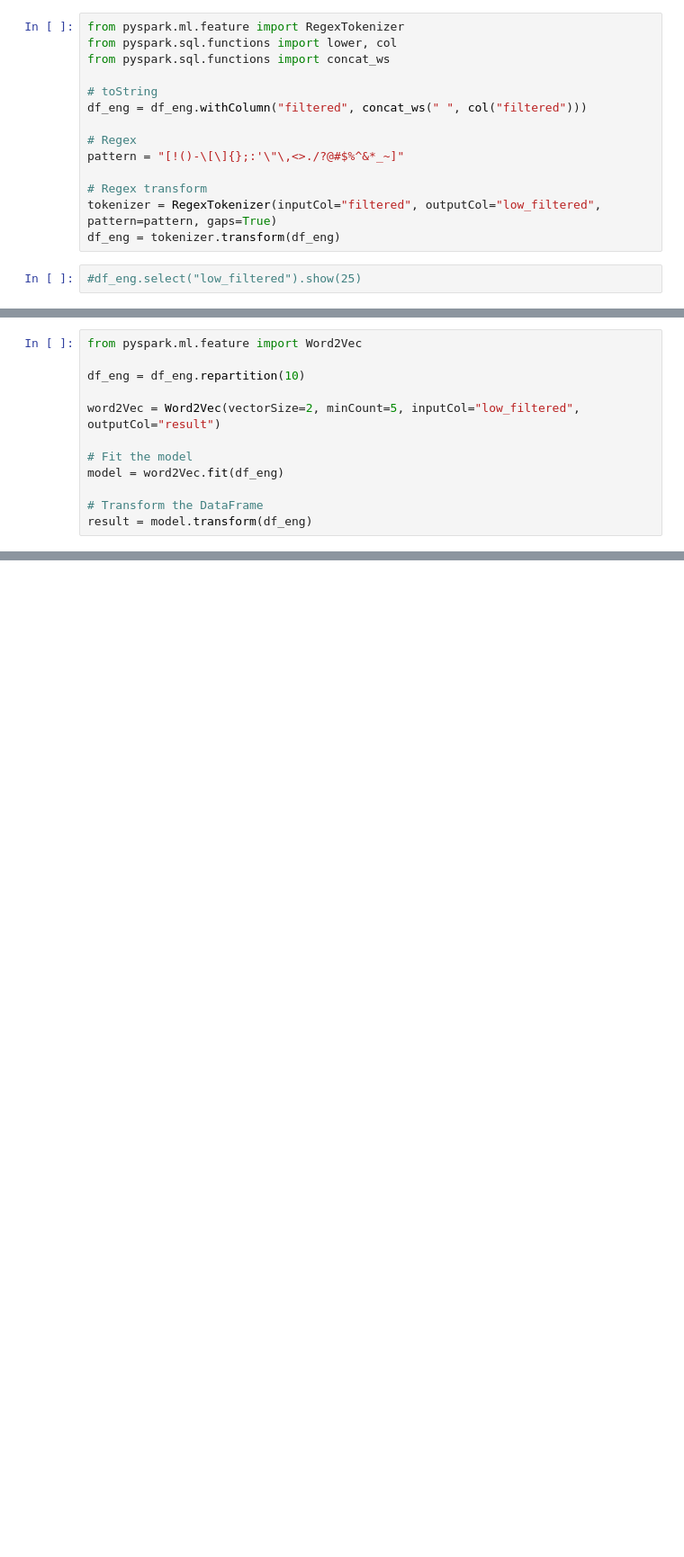
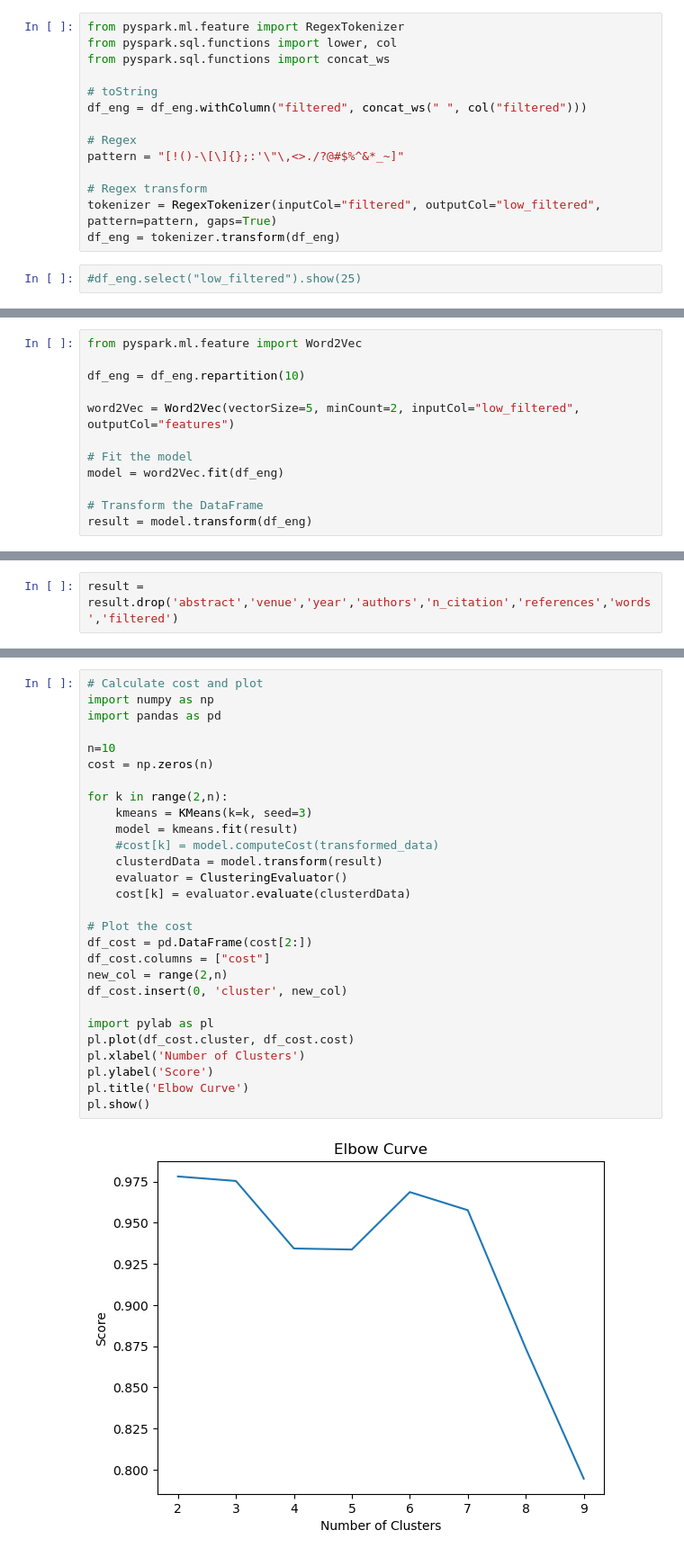
Before and after one commit to MVTU/Big_Data_Managment_24, a Jupyter notebook: mnt/project_3/Project3.ipynb, the cells around one changed output, grey strips where cells are left out. Shown: that part at 90% size. Cells and saved outputs as stored; diff of their text form; blank space fills up the shorter version.

```diff
--- a/mnt/project_3/Project3.ipynb
+++ b/mnt/project_3/Project3.ipynb
@@ -138,7 +142,7 @@ from pyspark.ml.feature import Word2Vec
 
 df_eng = df_eng.repartition(10)
 
-word2Vec = Word2Vec(vectorSize=2, minCount=5, inputCol="low_filtered", outputCol="result")
+word2Vec = Word2Vec(vectorSize=5, minCount=2, inputCol="low_filtered", outputCol="features")
 
 # Fit the model
 model = word2Vec.fit(df_eng)
@@ -158,0 +157,2 @@ singly: 0.9999998807907104
+# %%
+result = result.drop('abstract','venue','year','authors','n_citation','references','words','filtered')
@@ -160,0 +163,30 @@ Elbow method
+# %%
+# Calculate cost and plot
+import numpy as np
+import pandas as pd
+
+n=10
+cost = np.zeros(n)
+
+for k in range(2,n):
+    kmeans = KMeans(k=k, seed=3)
+    model = kmeans.fit(result)
+    #cost[k] = model.computeCost(transformed_data)
+    clusterdData = model.transform(result)
+    evaluator = ClusteringEvaluator()
+    cost[k] = evaluator.evaluate(clusterdData)
+
+# Plot the cost
+df_cost = pd.DataFrame(cost[2:])
+df_cost.columns = ["cost"]
+new_col = range(2,n)
+df_cost.insert(0, 'cluster', new_col)
+
+import pylab as pl
+pl.plot(df_cost.cluster, df_cost.cost)
+pl.xlabel('Number of Clusters')
+pl.ylabel('Score')
+pl.title('Elbow Curve')
+pl.show()
+# %% [output]
+[figure, added]
```
Also changed, not shown: parts of 23 cells of this notebook.
